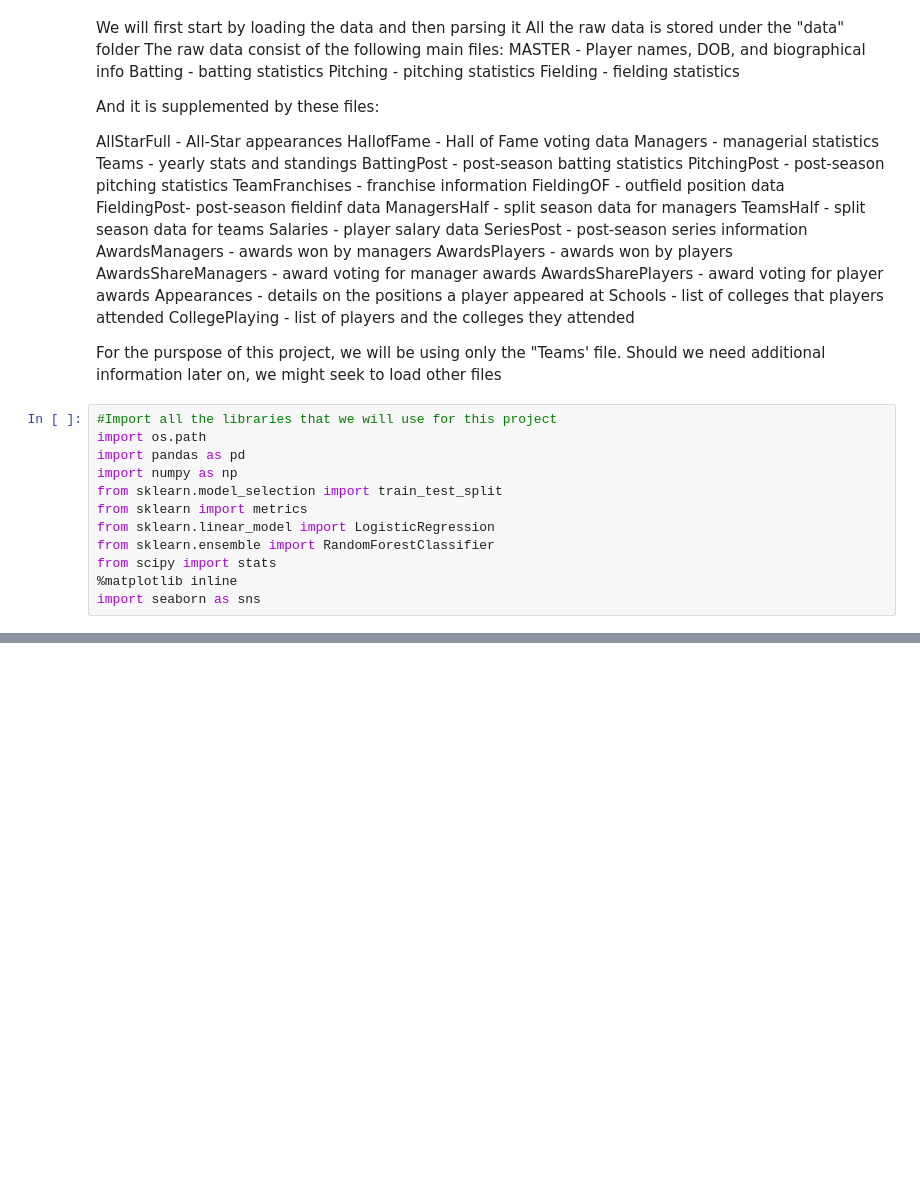
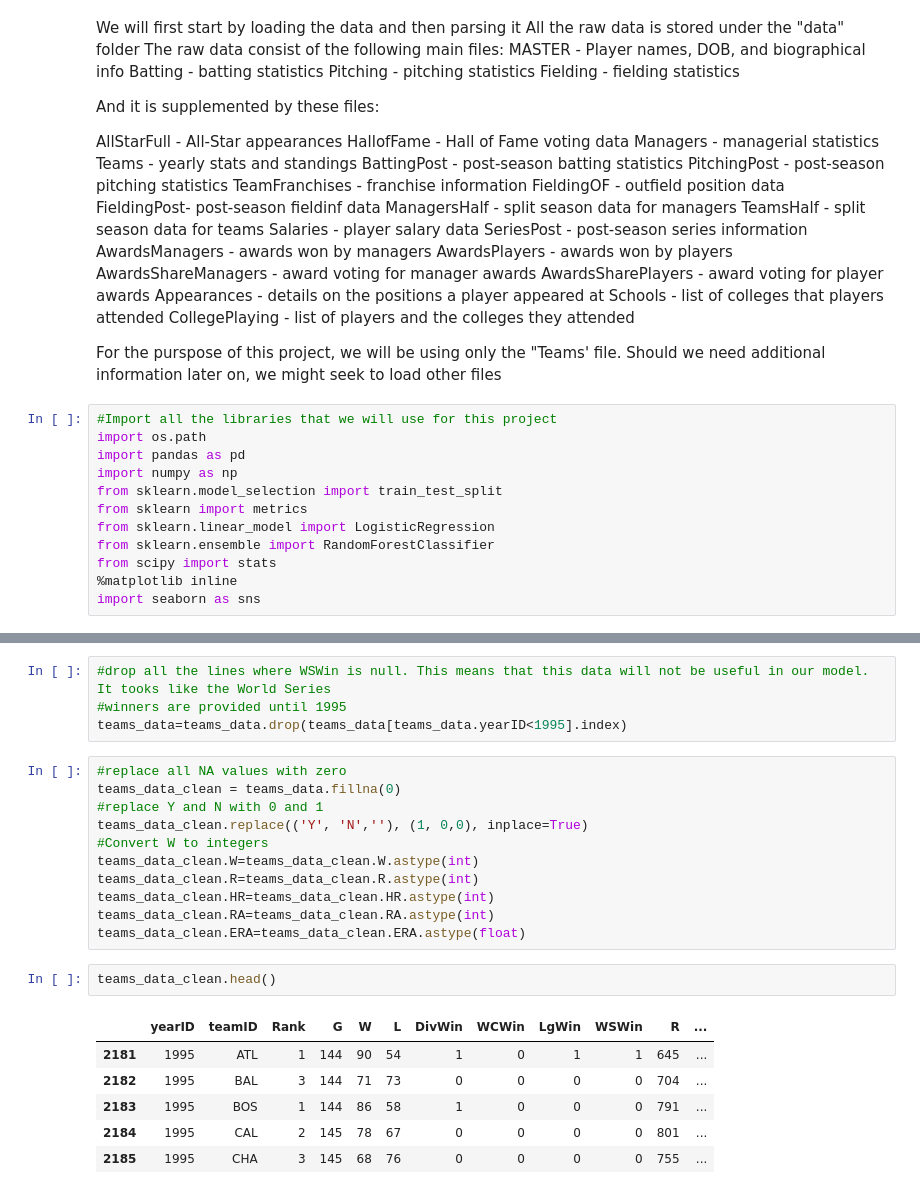
Before and after one commit to koulhadj/baseball_project, a Jupyter notebook: notebooks/project_nb_1.ipynb, the cells around one changed output, grey strips where cells are left out. Cells and saved outputs as stored; diff of their text form; blank space fills up the shorter version.

```diff
--- a/notebooks/project_nb_1.ipynb
+++ b/notebooks/project_nb_1.ipynb
@@ -66,0 +126,24 @@ teams_data.head()
+# %%
+#drop all the lines where WSWin is null. This means that this data will not be useful in our model. It tooks like the World Series
+#winners are provided until 1995
+teams_data=teams_data.drop(teams_data[teams_data.yearID<1995].index)
+# %%
+#replace all NA values with zero
+teams_data_clean = teams_data.fillna(0)
+#replace Y and N with 0 and 1
+teams_data_clean.replace(('Y', 'N',''), (1, 0,0), inplace=True)
+#Convert W to integers
+teams_data_clean.W=teams_data_clean.W.astype(int)
+teams_data_clean.R=teams_data_clean.R.astype(int)
+teams_data_clean.HR=teams_data_clean.HR.astype(int)
+teams_data_clean.RA=teams_data_clean.RA.astype(int)
+teams_data_clean.ERA=teams_data_clean.ERA.astype(float)
+# %%
+teams_data_clean.head()
+# %% [output]
+|  | yearID | teamID | Rank | G | W | L | DivWin | WCWin | LgWin | WSWin | R | ... |
+| 2181 | 1995 | ATL | 1 | 144 | 90 | 54 | 1 | 0 | 1 | 1 | 645 | ... |
+| 2182 | 1995 | BAL | 3 | 144 | 71 | 73 | 0 | 0 | 0 | 0 | 704 | ... |
+| 2183 | 1995 | BOS | 1 | 144 | 86 | 58 | 1 | 0 | 0 | 0 | 791 | ... |
+| 2184 | 1995 | CAL | 2 | 145 | 78 | 67 | 0 | 0 | 0 | 0 | 801 | ... |
+| 2185 | 1995 | CHA | 3 | 145 | 68 | 76 | 0 | 0 | 0 | 0 | 755 | ... |
```
Also changed, not shown: parts of 11 cells of this notebook, 1 other file.
